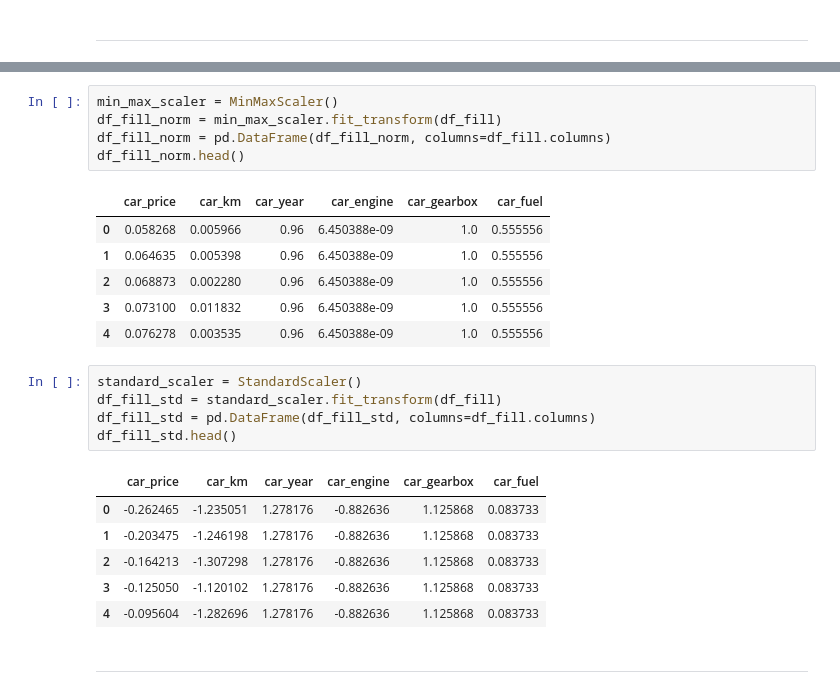
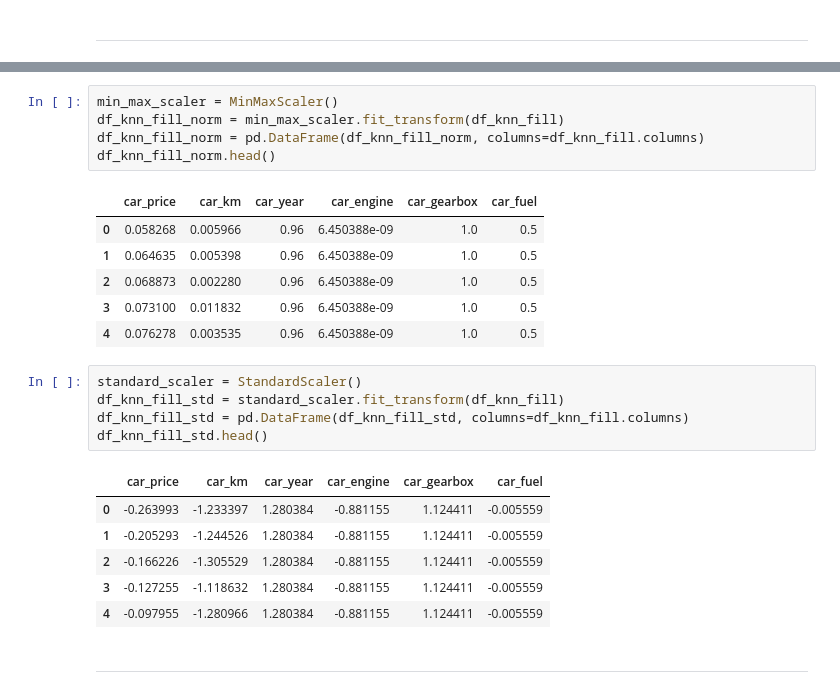
Before and after one commit to V1ct0rC/analise-seminovos-recife, a Jupyter notebook: TAGDI_Projeto_1.ipynb, the cells around one changed output, grey strips where cells are left out. Saved outputs shown, nothing was run; the diff lists cells and outputs as text.

```diff
--- a/TAGDI_Projeto_1.ipynb
+++ b/TAGDI_Projeto_1.ipynb
@@ -312,28 +312,28 @@ df_fill.head()
 | 4 | 96990.0 | 2312.0 | 2024.0 | 1.0 | 1.0 | 4.0 |
 # %%
 min_max_scaler = MinMaxScaler()
-df_fill_norm = min_max_scaler.fit_transform(df_fill)
-df_fill_norm = pd.DataFrame(df_fill_norm, columns=df_fill.columns)
-df_fill_norm.head()
+df_knn_fill_norm = min_max_scaler.fit_transform(df_knn_fill)
+df_knn_fill_norm = pd.DataFrame(df_knn_fill_norm, columns=df_knn_fill.columns)
+df_knn_fill_norm.head()
 # %% [output]
 |  | car_price | car_km | car_year | car_engine | car_gearbox | car_fuel |
-| 0 | 0.058268 | 0.005966 | 0.96 | 6.450388e-09 | 1.0 | 0.555556 |
-| 1 | 0.064635 | 0.005398 | 0.96 | 6.450388e-09 | 1.0 | 0.555556 |
-| 2 | 0.068873 | 0.002280 | 0.96 | 6.450388e-09 | 1.0 | 0.555556 |
-| 3 | 0.073100 | 0.011832 | 0.96 | 6.450388e-09 | 1.0 | 0.555556 |
-| 4 | 0.076278 | 0.003535 | 0.96 | 6.450388e-09 | 1.0 | 0.555556 |
+| 0 | 0.058268 | 0.005966 | 0.96 | 6.450388e-09 | 1.0 | 0.5 |
+| 1 | 0.064635 | 0.005398 | 0.96 | 6.450388e-09 | 1.0 | 0.5 |
+| 2 | 0.068873 | 0.002280 | 0.96 | 6.450388e-09 | 1.0 | 0.5 |
+| 3 | 0.073100 | 0.011832 | 0.96 | 6.450388e-09 | 1.0 | 0.5 |
+| 4 | 0.076278 | 0.003535 | 0.96 | 6.450388e-09 | 1.0 | 0.5 |
 # %%
 standard_scaler = StandardScaler()
-df_fill_std = standard_scaler.fit_transform(df_fill)
-df_fill_std = pd.DataFrame(df_fill_std, columns=df_fill.columns)
-df_fill_std.head()
+df_knn_fill_std = standard_scaler.fit_transform(df_knn_fill)
+df_knn_fill_std = pd.DataFrame(df_knn_fill_std, columns=df_knn_fill.columns)
+df_knn_fill_std.head()
 # %% [output]
 |  | car_price | car_km | car_year | car_engine | car_gearbox | car_fuel |
-| 0 | -0.262465 | -1.235051 | 1.278176 | -0.882636 | 1.125868 | 0.083733 |
-| 1 | -0.203475 | -1.246198 | 1.278176 | -0.882636 | 1.125868 | 0.083733 |
-| 2 | -0.164213 | -1.307298 | 1.278176 | -0.882636 | 1.125868 | 0.083733 |
-| 3 | -0.125050 | -1.120102 | 1.278176 | -0.882636 | 1.125868 | 0.083733 |
-| 4 | -0.095604 | -1.282696 | 1.278176 | -0.882636 | 1.125868 | 0.083733 |
+| 0 | -0.263993 | -1.233397 | 1.280384 | -0.881155 | 1.124411 | -0.005559 |
+| 1 | -0.205293 | -1.244526 | 1.280384 | -0.881155 | 1.124411 | -0.005559 |
+| 2 | -0.166226 | -1.305529 | 1.280384 | -0.881155 | 1.124411 | -0.005559 |
+| 3 | -0.127255 | -1.118632 | 1.280384 | -0.881155 | 1.124411 | -0.005559 |
+| 4 | -0.097955 | -1.280966 | 1.280384 | -0.881155 | 1.124411 | -0.005559 |
 # %% [markdown]
 ---
 # %% [markdown]
```
Also changed, not shown: parts of 7 cells of this notebook.
